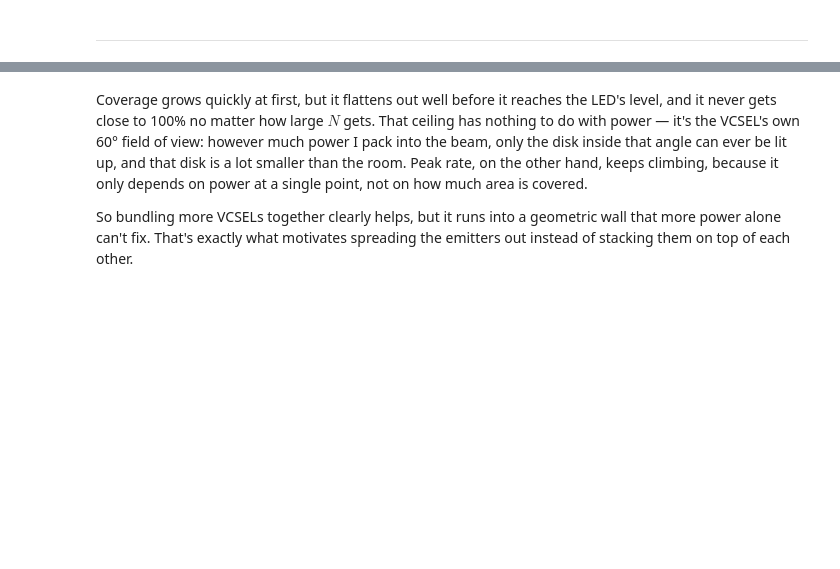
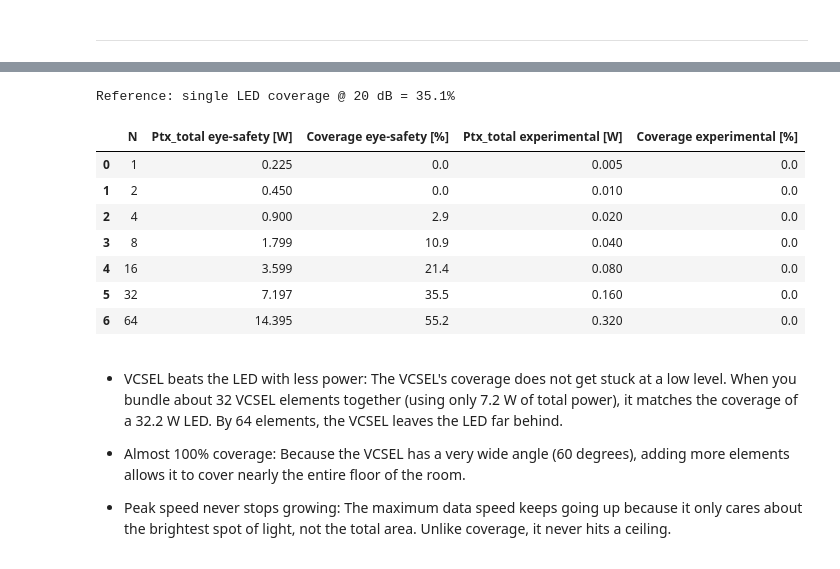
Before and after one commit to carolinalopezdelamadriz/lifi-comparative-analysis, a Jupyter notebook: single_cell_analysis.ipynb, the cells around one changed output, grey strips where cells are left out. Drawn from its saved outputs; the diff is of its cells as text; code cells hidden in the pictures; blank space fills up the shorter version.

```diff
--- a/single_cell_analysis.ipynb
+++ b/single_cell_analysis.ipynb
@@ -384,7 +492,31 @@ plt.show()
+# %%
+
+
+scaling_df = pd.DataFrame({
+    "N": N_VCSEL_LIST,
+    "Ptx_total eye-safety [W]": [round(n * PTX_VCSEL_EYESAFE, 3) for n in N_VCSEL_LIST],
+    "Coverage eye-safety [%]": [round(c, 1) for c in cov_vs_N_eyesafe],
+    "Ptx_total experimental [W]": [round(n * PTX_VCSEL_EXPERIMENTAL, 4) for n in N_VCSEL_LIST],
+    "Coverage experimental [%]": [round(c, 1) for c in cov_vs_N_exp],
+})
+print(f"Reference: single LED coverage @ {GAMMA_TH_DB:.0f} dB = {cov_led_value:.1f}%")
+scaling_df
+# %% [output]
+Reference: single LED coverage @ 20 dB = 35.1%
+|  | N | Ptx_total eye-safety [W] | Coverage eye-safety [%] | Ptx_total experimental [W] | Coverage experimental [%] |
+| 0 | 1 | 0.225 | 0.0 | 0.005 | 0.0 |
+| 1 | 2 | 0.450 | 0.0 | 0.010 | 0.0 |
+| 2 | 4 | 0.900 | 2.9 | 0.020 | 0.0 |
+| 3 | 8 | 1.799 | 10.9 | 0.040 | 0.0 |
+| 4 | 16 | 3.599 | 21.4 | 0.080 | 0.0 |
+| 5 | 32 | 7.197 | 35.5 | 0.160 | 0.0 |
+| 6 | 64 | 14.395 | 55.2 | 0.320 | 0.0 |
 # %% [markdown]
-Coverage grows quickly at first, but it flattens out well before it reaches the LED's level, and it never gets close to 100% no matter how large $N$ gets. That ceiling has nothing to do with power — it's the VCSEL's own 60° field of view: however much power I pack into the beam, only the disk inside that angle can ever be lit up, and that disk is a lot smaller than the room. Peak rate, on the other hand, keeps climbing, because it only depends on power at a single point, not on how much area is covered.
+- VCSEL beats the LED with less power: The VCSEL's coverage does not get stuck at a low level. When you bundle about 32 VCSEL elements together (using only 7.2 W of total power), it matches the coverage of a 32.2 W LED. By 64 elements, the VCSEL leaves the LED far behind.
 
-So bundling more VCSELs together clearly helps, but it runs into a geometric wall that more power alone can't fix. That's exactly what motivates spreading the emitters out instead of stacking them on top of each other.
+- Almost 100% coverage: Because the VCSEL has a very wide angle (60 degrees), adding more elements allows it to cover nearly the entire floor of the room.
+
+- Peak speed never stops growing: The maximum data speed keeps going up because it only cares about the brightest spot of light, not the total area. Unlike coverage, it never hits a ceiling.
 # %% [markdown]
 ---
 
```
Also changed, not shown: parts of 17 cells of this notebook.
